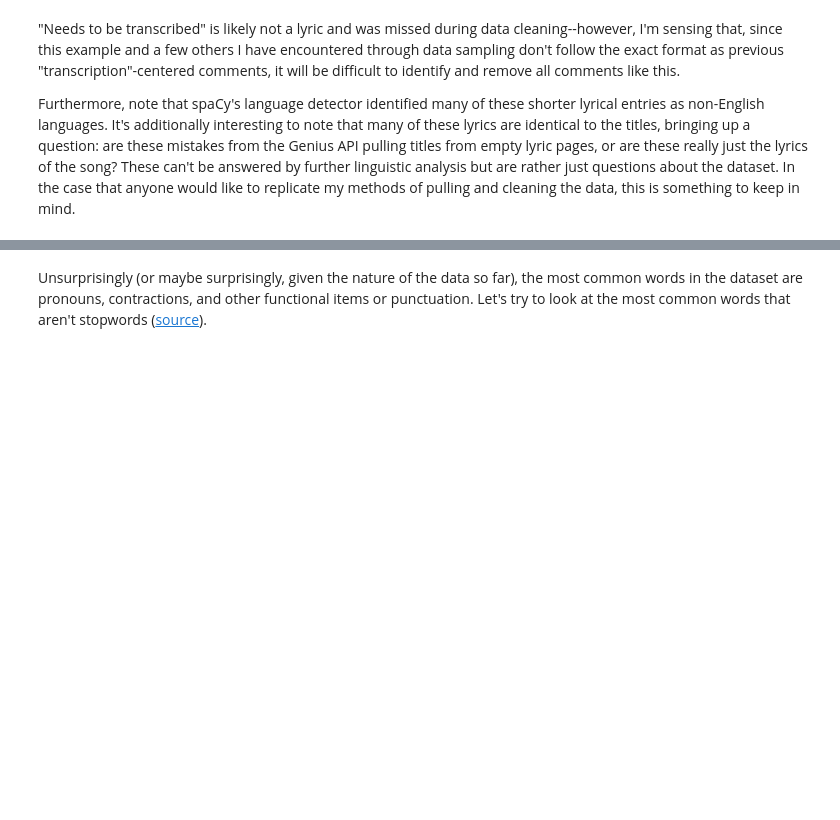
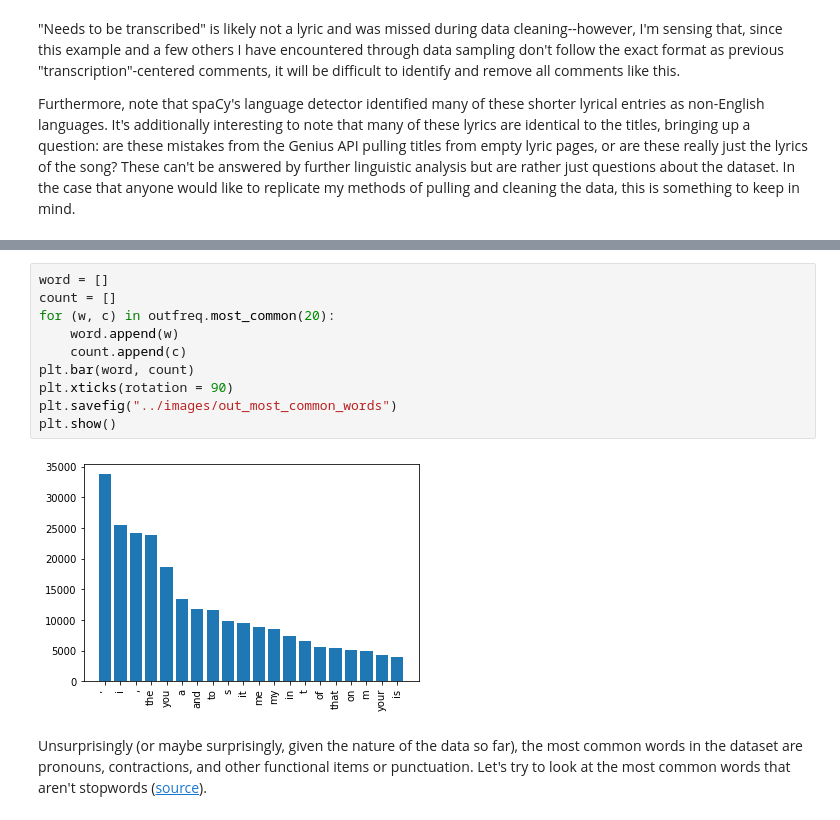
Before and after one commit to Data-Science-for-Linguists-2022/Outsider-Music-Linguistic-Analysis, a Jupyter notebook: scripts_&_analysis/3_data_cleaning_and_exploration.ipynb, the cells around one changed output, grey strips where cells are left out. Saved outputs shown, nothing was run; the diff lists cells and outputs as text; blank space fills up the shorter version.

```diff
--- a/scripts_&_analysis/3_data_cleaning_and_exploration.ipynb
+++ b/scripts_&_analysis/3_data_cleaning_and_exploration.ipynb
@@ -946,3 +957,15 @@ print(outfreq.most_common(20))
+# %%
+word = []
+count = []
+for (w, c) in outfreq.most_common(20):
+    word.append(w)
+    count.append(c)
+plt.bar(word, count)
+plt.xticks(rotation = 90)
+plt.savefig("../images/out_most_common_words")
+plt.show()
+# %% [output]
+[figure, added]
 # %% [markdown]
 Unsurprisingly (or maybe surprisingly, given the nature of the data so far), the most common words in the dataset are pronouns, contractions, and other functional items or punctuation.  Let's try to look at the most common words that aren't stopwords ([source](https://stackoverflow.com/questions/31826950/dropping-specific-words-out-of-an-nltk-distribution-beyond-stopwords)).
 # %%
```
Also changed, not shown: parts of 35 cells of this notebook, 1 other file.
